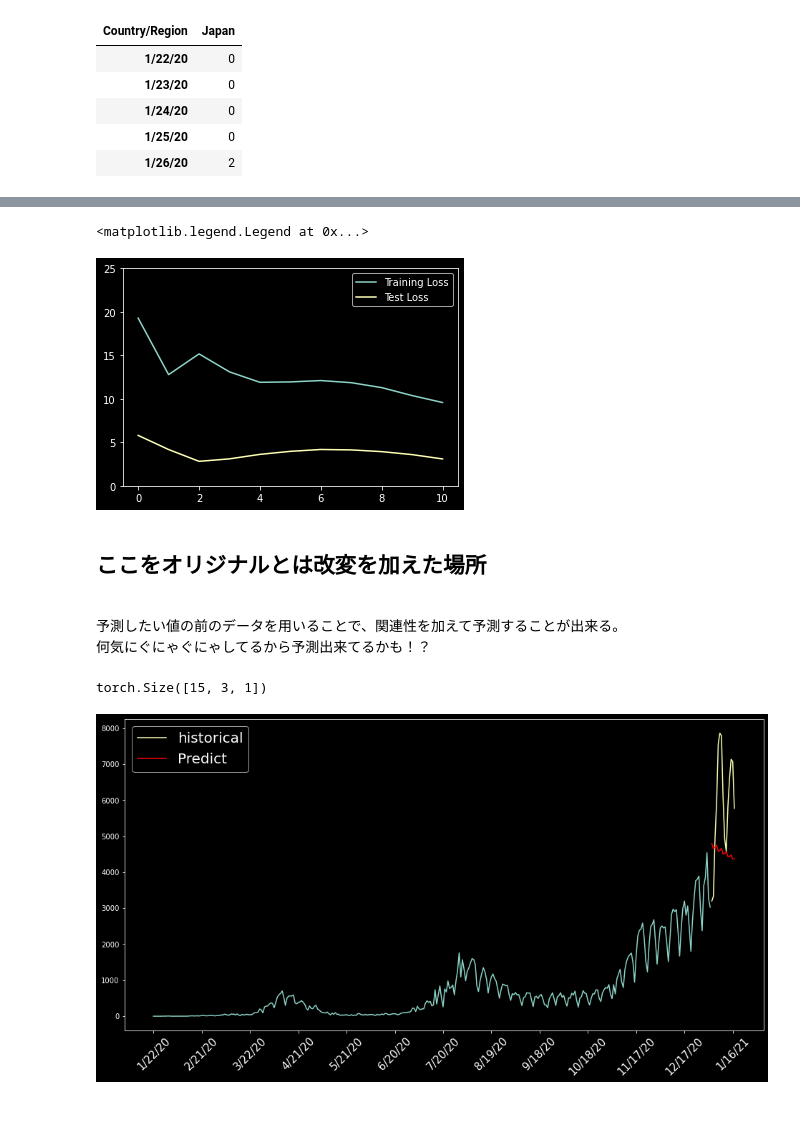
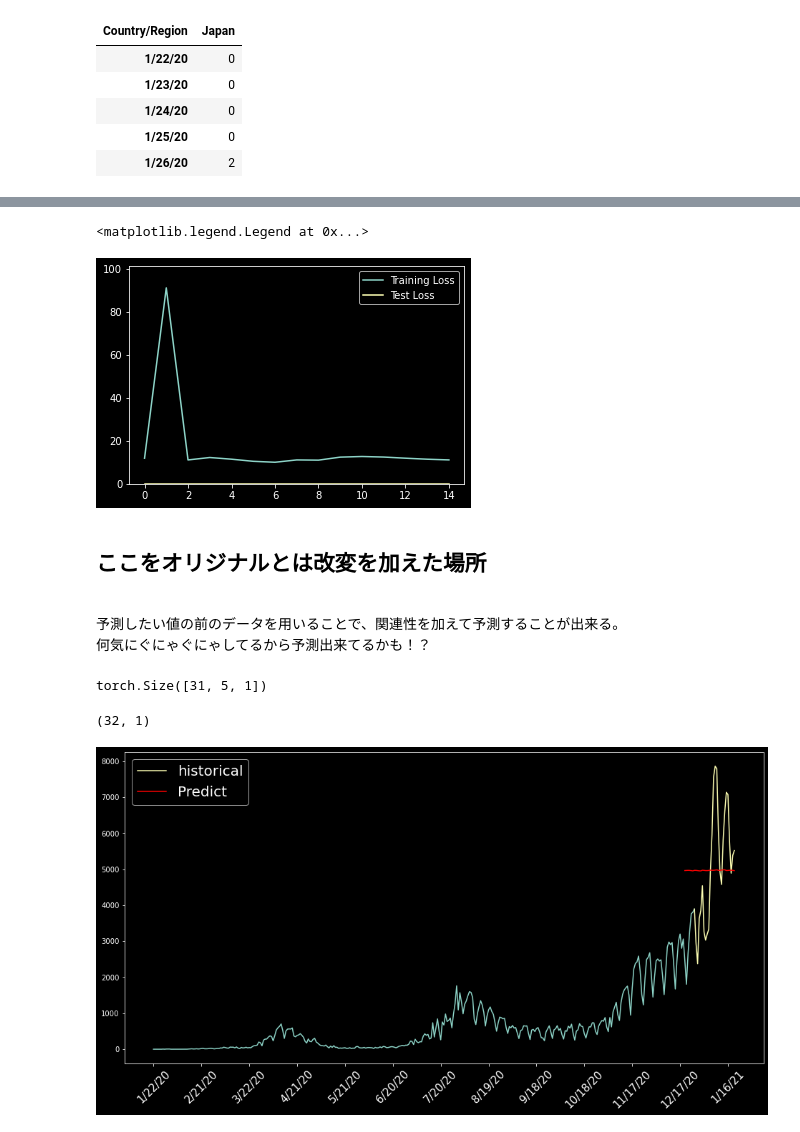
Before and after one commit to anko191/Python_Kaggle, a Jupyter notebook: 104_timeseriesdata/pyt_CornavirusLTSM.ipynb, the cells around one changed output, grey strips where cells are left out. Saved outputs shown, nothing was run; the diff lists cells and outputs as text; code cells hidden in the pictures.

```diff
--- a/104_timeseriesdata/pyt_CornavirusLTSM.ipynb
+++ b/104_timeseriesdata/pyt_CornavirusLTSM.ipynb
@@ -146,7 +148,7 @@ import torch.optim as optim
 import tqdm
 # %%
 class CoronaVirusPredictor(nn.Module):
-    def __init__(self, input_dim, hidden_dim, seq_length, num_layers = 3):
+    def __init__(self, input_dim, hidden_dim, seq_length, num_layers = 2):
         super(CoronaVirusPredictor, self).__init__()
         self.input_dim = input_dim
         self.hidden_dim = hidden_dim
@@ -179,39 +181,43 @@ class CoronaVirusPredictor(nn.Module):
         return y_pred
 # %%
 def train_model(model, train_data, train_labels, test_data = None, test_labels = None):
+
+    model.train()
+
+    model.reset_hidden_state()
+
     loss_fn = nn.MSELoss(reduction = 'sum')
-    optimizer = optim.Adam(model.parameters(), lr = 0.005)
+    optimizer = optim.Adam(model.parameters(), lr = 0.01)
+    # print(model.parameters().list())
 
-    num_epochs = 11
-
+    num_epochs = 15
     train_hist = np.zeros(num_epochs)
     test_hist = np.zeros(num_epochs)
 
     for t in range(num_epochs):
-        model.reset_hidden_state()
         #print(X_train.shape)
-        y_pred = model(X_train)
-        loss = loss_fn(y_pred.float(), y_train)
+        optimizer.zero_grad()
+        y_pred = model(train_data)
+        loss = loss_fn(y_pred.float(), train_labels)
 
         if test_data is not None:
             with torch.no_grad():
-                y_test_pred = model(X_test)
-                test_loss = loss_fn(y_test_pred.float(), y_test)
+                y_test_pred = model(test_data)
+                test_loss = loss_fn(y_test_pred.float(), test_labels)
                 #print(X_test.shape, y_test.shape)
             test_hist[t] = test_loss.item()
 
             if t%5 == 0:
                 print(f'Epoch {t} train loss: {loss.item()} test loss: {test_loss.item()}')
-        elif t%5 == 0:
+        elif t%2 == 0:
             print(f'Epoch {t} train loss: {loss.item()}')
 
         train_hist[t] = loss.item()
 
-        optimizer.zero_grad()
         loss.backward()
 
         optimizer.step()
 
-    return model.eval(), train_hist, test_hist
+    return model, train_hist, test_hist
 # %%
-model = CoronaVirusPredictor(1, 64, seq_length = seq_length, num_layers = 2)
+model = CoronaVirusPredictor(1, 128, seq_length = seq_length, num_layers = 3)
@@ -218,3 +227,3 @@ model = CoronaVirusPredictor(1, 64, seq_length = seq_length, num_layers = 2)
 # %%
-model, train_hist, test_hist = train_model(model, X_train, y_train, X_test, y_test)
+model, train_hist, test_hist = train_model(model, X_train, y_train)
 # %% [output]
@@ -224,25 +238,26 @@ Epoch 10 train loss: 9.577115058898926 test loss: 3.090399980545044
 # %%
 plt.plot(train_hist, label = 'Training Loss')
 plt.plot(test_hist, label = 'Test Loss')
-plt.ylim((0, 25))
+plt.ylim((0, max(max(train_hist), max(test_hist))+10))
 plt.legend()
 # %% [output]
 <matplotlib.legend.Legend at 0x...>
-[figure, old version]
+[figure, new version]
 # %% [markdown]
 ## ここをオリジナルとは改変を加えた場所
 <br>予測したい値の前のデータを用いることで、関連性を加えて予測することが出来る。
 <br>何気にぐにゃぐにゃしてるから予測出来てるかも！？
 # %%
 model.eval()
+t = 25
 with torch.no_grad():
     # test_seq = X_train[-seq_length:]
-    test_seq = X_train[-seq_length-X_test.shape[0]-1:]
+    test_seq = X_train[-seq_length-t-1:]
     print(test_seq.shape)
     # print(test_seq.shape)
     # torch.Size([10, 10, 1])
     preds = []
-    for _ in range(X_test.shape[0] + seq_length + 1):
+    for _ in range(t + seq_length + 2):
         #print(test_seq)
         y_test_pred = model(test_seq)
         #print(y_test_pred.shape)
@@ -255,18 +270,22 @@ with torch.no_grad():
         #print(new_seq.shape)
         test_seq = torch.as_tensor(new_seq).view(y_test_pred.shape[0], seq_length, 1).float()
 # %% [output]
-torch.Size([15, 3, 1])
+torch.Size([31, 5, 1])
 # %%
 # true_data = scaler.inverse_transform(np.array(y_test).reshape(-1, 1))
 predict = scaler.inverse_transform(np.array(preds).reshape(-1, 1))
+# %%
+predict.shape
+# %% [output]
+(32, 1)
 # %%
 plt.figure(figsize = (16,8))
-plt.plot(jap_daily[:train_len])
-plt.plot(jap_daily[train_len:], label = 'historical')
-plt.plot(jap_daily.index[train_len:], predict, 'r', label = 'Predict')
+plt.plot(jap_daily[:-t])
+plt.plot(jap_daily[-t-1:], label = 'historical')
+plt.plot(jap_daily.index[-predict.shape[0]:], predict, 'r', label = 'Predict')
 freq = 30
 plt.xticks(jap_daily.index[::freq], fontsize = 15, rotation = 45)
 plt.legend(fontsize = 20)
 plt.show()
 # %% [output]
-[figure, old version]
+[figure, new version]
```
Also changed, not shown: parts of 14 cells of this notebook, 20 other files.
